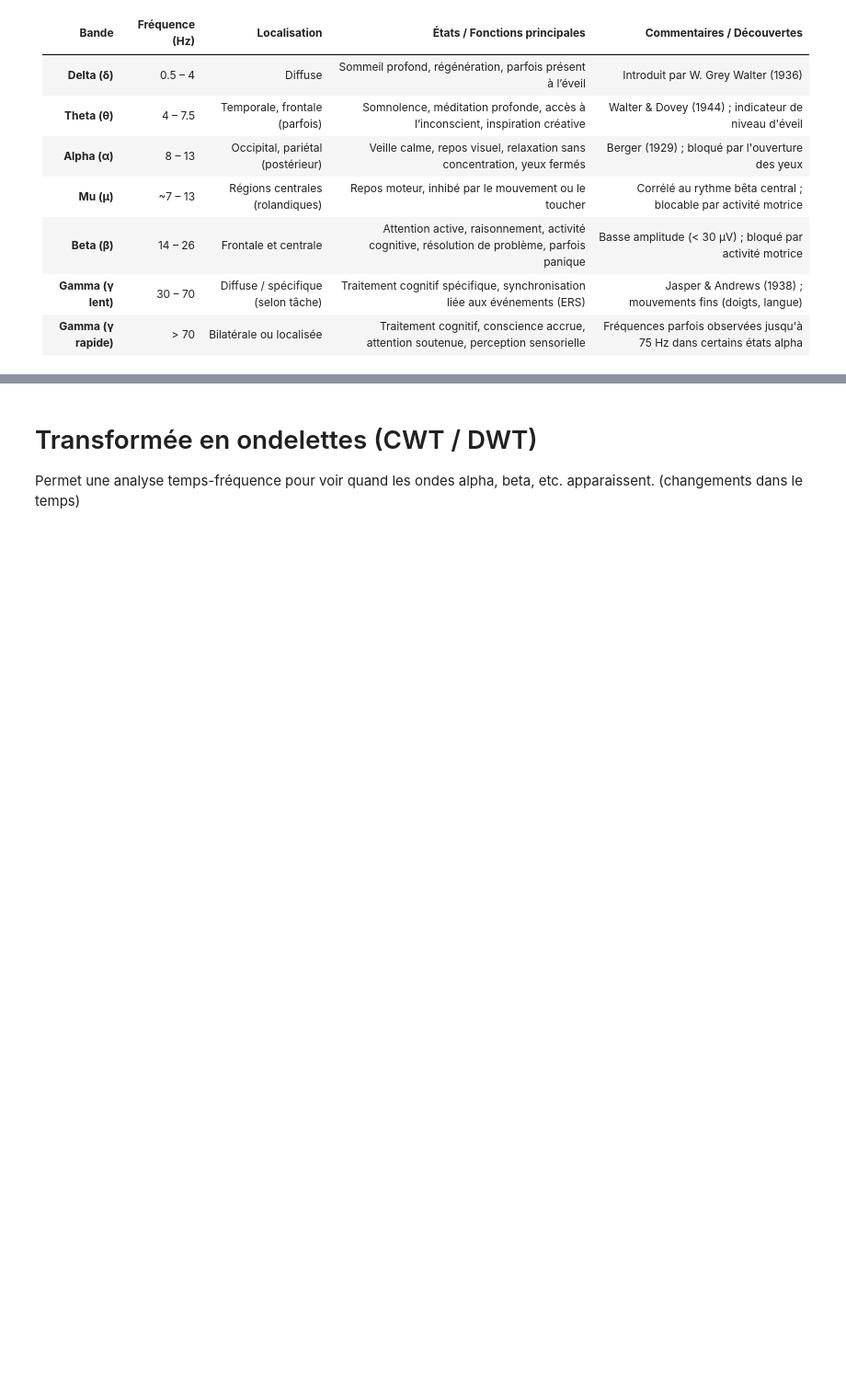
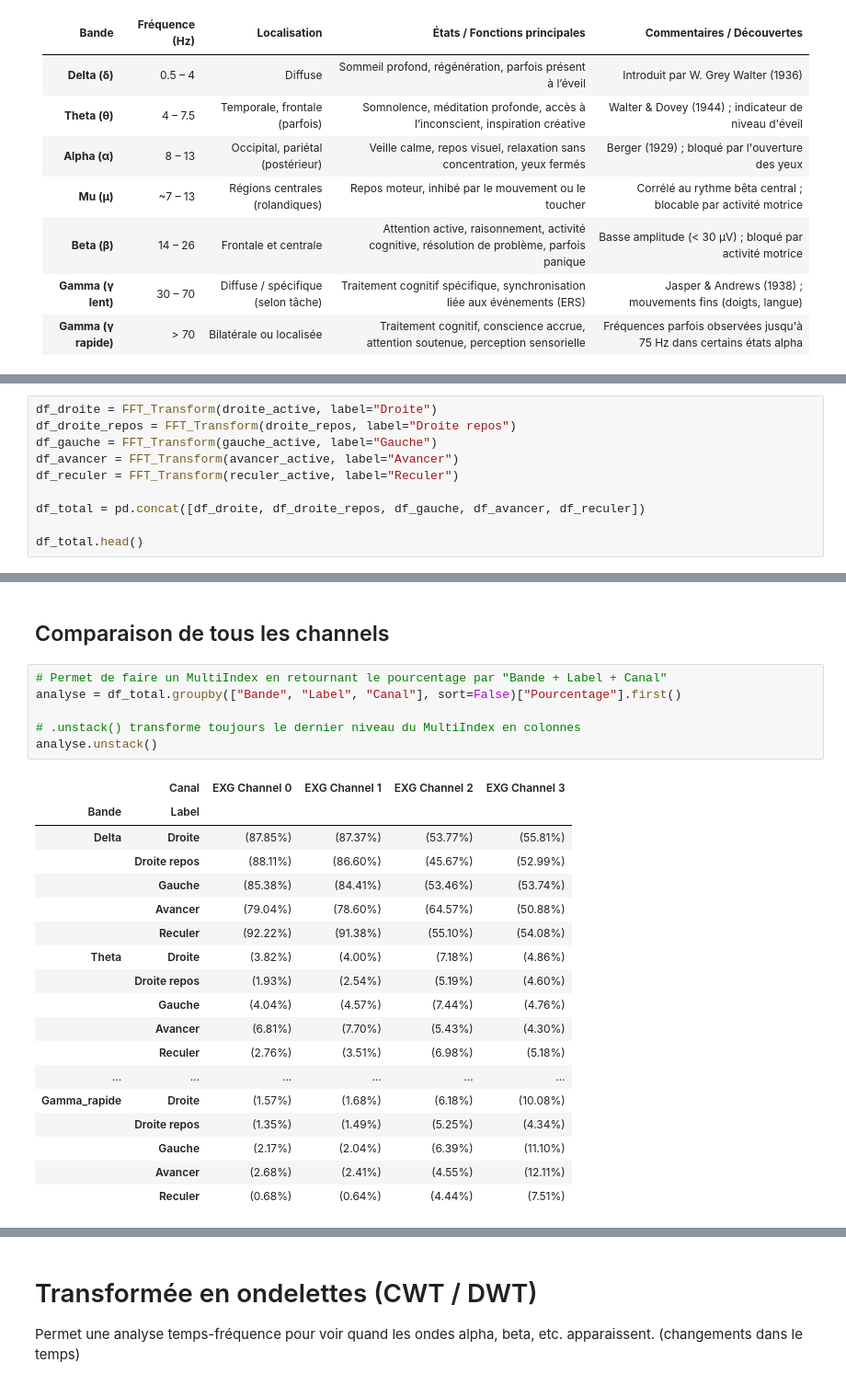
Before and after one commit to CKr0nzz/EEG-Intentions, a Jupyter notebook: notebooks/02_Analyse_Fourier.ipynb, the cells around one changed output, grey strips where cells are left out. Shown at 92% size. Saved outputs shown, nothing was run; the diff lists cells and outputs as text; blank space fills up the shorter version.

Commit message:
1. Refractoring du FFT_Transform en fonction 2. Comparaisons de tous les channels gauche,droite,avancer,reculer 3. TODO: Analyse des channels

```diff
--- a/notebooks/02_Analyse_Fourier.ipynb
+++ b/notebooks/02_Analyse_Fourier.ipynb
@@ -224,0 +213,10 @@ GAMMA_RAPIDE : 8321201.02 µV²   (10.08%)
+# %%
+df_droite = FFT_Transform(droite_active, label="Droite")
+df_droite_repos = FFT_Transform(droite_repos, label="Droite repos")
+df_gauche = FFT_Transform(gauche_active, label="Gauche")
+df_avancer = FFT_Transform(avancer_active, label="Avancer")
+df_reculer = FFT_Transform(reculer_active, label="Reculer")
+
+df_total = pd.concat([df_droite, df_droite_repos, df_gauche, df_avancer, df_reculer])
+
+df_total.head()
@@ -225 +230,28 @@ GAMMA_RAPIDE : 8321201.02 µV²   (10.08%)
+# %% [markdown]
+## Comparaison de tous les channels
+# %%
+# Permet de faire un MultiIndex en retournant le pourcentage par "Bande + Label + Canal"
+analyse = df_total.groupby(["Bande", "Label", "Canal"], sort=False)["Pourcentage"].first()
+
+# .unstack() transforme toujours le dernier niveau du MultiIndex en colonnes
+analyse.unstack()
+# %% [output]
+|  | Canal | EXG Channel 0 | EXG Channel 1 | EXG Channel 2 | EXG Channel 3 |
+| Bande | Label |  |  |  |  |
+| Delta | Droite | (87.85%) | (87.37%) | (53.77%) | (55.81%) |
+|  | Droite repos | (88.11%) | (86.60%) | (45.67%) | (52.99%) |
+|  | Gauche | (85.38%) | (84.41%) | (53.46%) | (53.74%) |
+|  | Avancer | (79.04%) | (78.60%) | (64.57%) | (50.88%) |
+|  | Reculer | (92.22%) | (91.38%) | (55.10%) | (54.08%) |
+| Theta | Droite | (3.82%) | (4.00%) | (7.18%) | (4.86%) |
+|  | Droite repos | (1.93%) | (2.54%) | (5.19%) | (4.60%) |
+|  | Gauche | (4.04%) | (4.57%) | (7.44%) | (4.76%) |
+|  | Avancer | (6.81%) | (7.70%) | (5.43%) | (4.30%) |
+|  | Reculer | (2.76%) | (3.51%) | (6.98%) | (5.18%) |
+| ... | ... | ... | ... | ... | ... |
+| Gamma_rapide | Droite | (1.57%) | (1.68%) | (6.18%) | (10.08%) |
+|  | Droite repos | (1.35%) | (1.49%) | (5.25%) | (4.34%) |
+|  | Gauche | (2.17%) | (2.04%) | (6.39%) | (11.10%) |
+|  | Avancer | (2.68%) | (2.41%) | (4.55%) | (12.11%) |
+|  | Reculer | (0.68%) | (0.64%) | (4.44%) | (7.51%) |
 # %% [markdown]
```
Also changed, not shown: parts of 8 cells of this notebook.
